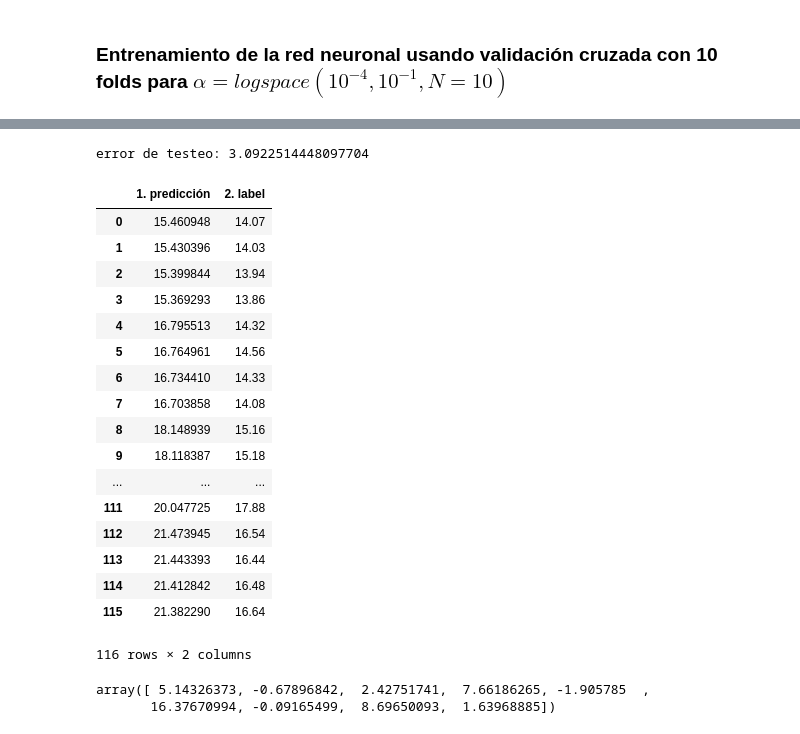
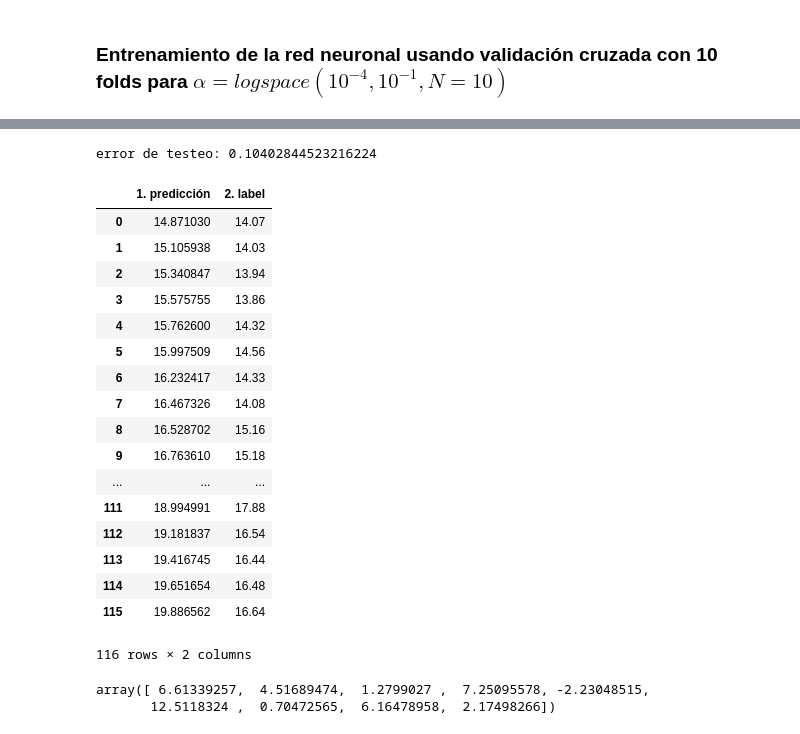
Before and after one commit to juanArango17/inteligenciaComputacional_20181, a Jupyter notebook: Tarea2_Redes_Neuronales/Punto1_LMS/punto1_LinearRegression.ipynb, the cells around one changed output, grey strips where cells are left out. Drawn from its saved outputs; the diff is of its cells as text; code cells hidden in the pictures.

```diff
--- a/Tarea2_Redes_Neuronales/Punto1_LMS/punto1_LinearRegression.ipynb
+++ b/Tarea2_Redes_Neuronales/Punto1_LMS/punto1_LinearRegression.ipynb
@@ -119,13 +119,13 @@ for train_index, test_index in kf.split(X):
     ecm2       = clearList(len(alpha))
     for i in range(len(alpha)):
         [wLMS[i],predicted1[i],E] = LinearRegression(X[train_index],y[train_index],miu=alpha[i],iteraciones=1000)
-        ecm1[i] = np.sqrt(np.sum(((predicted1[i]-y[train_index])*(predicted1[i]-y[train_index])))/y[train_index].shape)[0]
+        ecm1[i] = (np.sum((np.abs(predicted1[i]-y[train_index]))/y[train_index])/y[train_index].shape)[0]
 
         p_i = []
         for j in range(0,X[test_index].shape[0]):
             p_i.append(Predict(X[test_index][j,:],wLMS[i]))
         predicted2[i] = p_i
-        ecm2[i] = np.sqrt(np.sum(((predicted2[i]-y[test_index])*(predicted2[i]-y[test_index])))/y[test_index].shape)[0]
+        ecm2[i] = (np.sum((np.abs(predicted2[i]-y[test_index]))/y[test_index])/y[test_index].shape)[0]
 
         if(ecm2[i] < minE_val):
             wLMS_optimo = wLMS[i]
@@ -156,43 +172,43 @@ validación  10  Función de error:  4.512607139017699 , con alpha:  0.1
 # %%
 prediction_testing = []
 X_test = X_original[(Nsamples-Ntest):Nsamples,:]
 y_test = y_original[(Nsamples-Ntest):Nsamples  ]
 
 X_test = (X_test-minimo)/(maximo-minimo)
 
 for j in range(0,X_test.shape[0]):
     prediction_testing.append(Predict(X_test[j,:],wLMS_optimo))
-ecm_testing = np.sqrt(np.sum(((prediction_testing-y_test)*(prediction_testing-y_test)))/y_test.shape)[0]
+ecm_testing = (np.sum((np.abs(prediction_testing-y_test))/y_test)/y_test.shape)[0]
 print('error de testeo: '+str(ecm_testing))
 
 d = {'1. predicción': prediction_testing, '2. label' : y_test}
 df = pd.DataFrame(data=d)
 df
 # %% [output]
-error de testeo: 3.0922514448097704
+error de testeo: 0.10402844523216224
 |  | 1. predicción | 2. label |
-| 0 | 15.460948 | 14.07 |
-| 1 | 15.430396 | 14.03 |
-| 2 | 15.399844 | 13.94 |
-| 3 | 15.369293 | 13.86 |
-| 4 | 16.795513 | 14.32 |
-| 5 | 16.764961 | 14.56 |
-| 6 | 16.734410 | 14.33 |
-| 7 | 16.703858 | 14.08 |
-| 8 | 18.148939 | 15.16 |
-| 9 | 18.118387 | 15.18 |
+| 0 | 14.871030 | 14.07 |
+| 1 | 15.105938 | 14.03 |
+| 2 | 15.340847 | 13.94 |
+| 3 | 15.575755 | 13.86 |
+| 4 | 15.762600 | 14.32 |
+| 5 | 15.997509 | 14.56 |
+| 6 | 16.232417 | 14.33 |
+| 7 | 16.467326 | 14.08 |
+| 8 | 16.528702 | 15.16 |
+| 9 | 16.763610 | 15.18 |
 | ... | ... | ... |
-| 111 | 20.047725 | 17.88 |
-| 112 | 21.473945 | 16.54 |
-| 113 | 21.443393 | 16.44 |
-| 114 | 21.412842 | 16.48 |
-| 115 | 21.382290 | 16.64 |
+| 111 | 18.994991 | 17.88 |
+| 112 | 19.181837 | 16.54 |
+| 113 | 19.416745 | 16.44 |
+| 114 | 19.651654 | 16.48 |
+| 115 | 19.886562 | 16.64 |
 116 rows × 2 columns
 # %%
 wLMS_optimo
 # %% [output]
-array([ 5.14326373, -0.67896842,  2.42751741,  7.66186265, -1.905785  ,
-       16.37670994, -0.09165499,  8.69650093,  1.63968885])
+array([ 6.61339257,  4.51689474,  1.2799027 ,  7.25095578, -2.23048515,
+       12.5118324 ,  0.70472565,  6.16478958,  2.17498266])
 # %%
 plt.rcParams['figure.figsize'] = (12,8)
 plt.grid()
```
Also changed, not shown: parts of 3 cells of this notebook, 1 other file.
